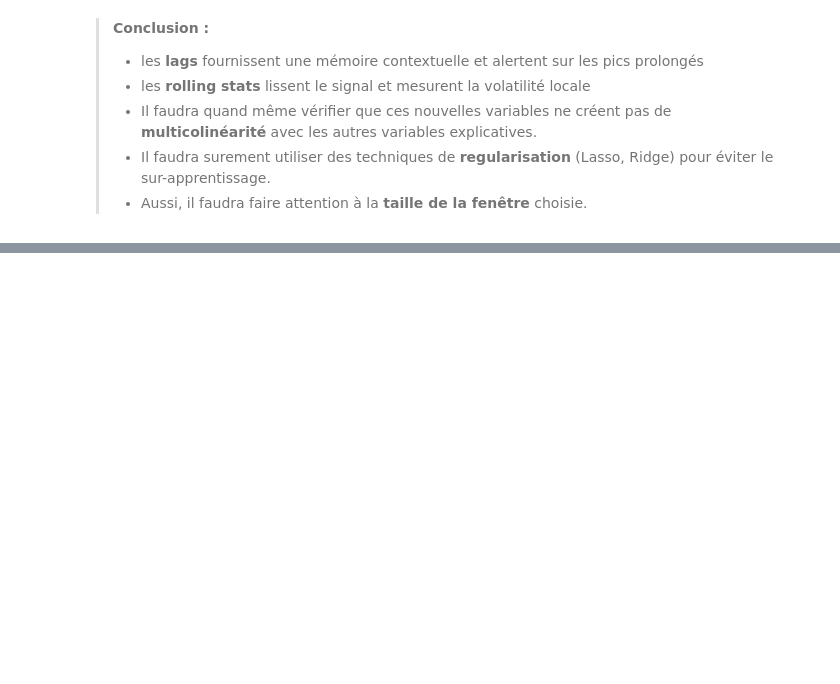
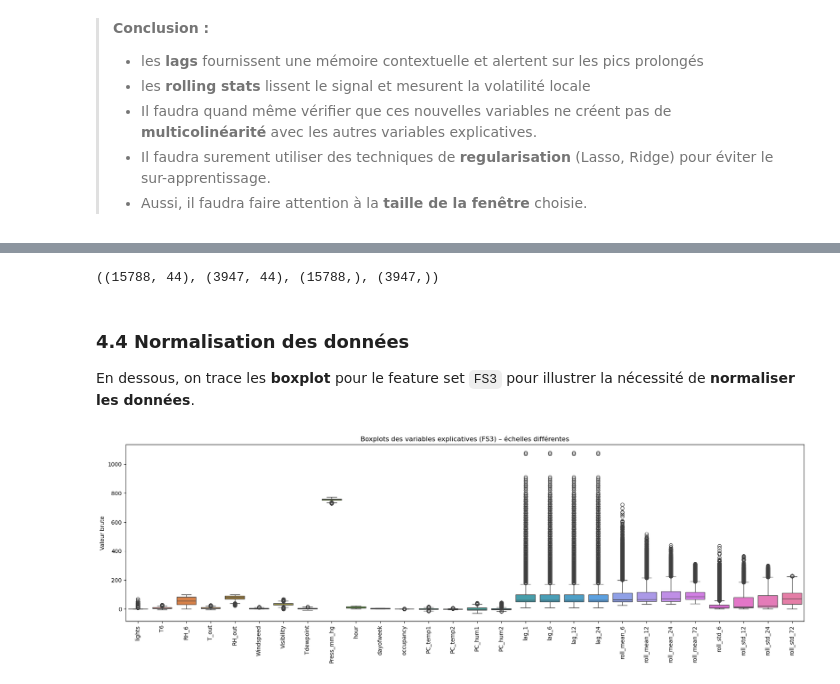
Before and after one commit to issagith/energy-consumption-prediction, a Jupyter notebook: main.ipynb, the cells around one changed output, grey strips where cells are left out. Cells and saved outputs as stored; diff of their text form; code cells hidden in the pictures; blank space fills up the shorter version.

Commit message:
add 5. Data preprocessing

```diff
--- a/main.ipynb
+++ b/main.ipynb
@@ -735,0 +754,7 @@ Ainsi, nous étudierons les spécificités de chaque algorithme tout en atteigna
+# %%
+# Afficher le nombre de valeurs manquantes par colonne dans df
+missing = df.isnull().sum()
+print(missing[missing > 0])
+
+# delete
+df = df.dropna()
@@ -735,0 +787,29 @@ Ainsi, nous étudierons les spécificités de chaque algorithme tout en atteigna
+# %%
+# FS0 : variables d’origine (sans temporalité ni PCA ni lags/rolling)
+fs0 = [
+    'lights', 'T1','RH_1','T2','RH_2','T3','RH_3','T4','RH_4',
+    'T5','RH_5','T6','RH_6','T7','RH_7','T8','RH_8','T9','RH_9',
+    'T_out','RH_out','Windspeed','Visibility','Tdewpoint','Press_mm_hg'
+]
+
+# FS1 : FS0 + indicateurs temporels et d’occupation
+fs1 = fs0 + ['hour','dayofweek','occupancy']
+
+# FS2 : FS1 + composantes principales (PCA) - température - humidité
+temp_hum_cols = [
+    'T1','RH_1','T2','RH_2','T3','RH_3','T4','RH_4',
+    'T5','RH_5','T7','RH_7','T8','RH_8','T9','RH_9'
+]
+fs2 = [col for col in fs1 if col not in temp_hum_cols] + ['PC_temp1', 'PC_temp2', 'PC_hum1', 'PC_hum2']
+
+# FS3 : FS2 + lags et statistiques glissantes
+lags    = [1,6,12,24]     # en pas de 10 min
+windows = [6,12,24,72]    # 1h, 2h, 4h, 12h
+fs3 = fs2 + [f'lag_{l}' for l in lags] + [f'roll_mean_{w}' for w in windows] + [f'roll_std_{w}' for w in windows]
+
+feature_sets = {'FS0': fs0, 'FS1': fs1, 'FS2': fs2, 'FS3': fs3}
+
+# nombre de features par feature set
+print("Nombre de features par feature set :")
+for fs, cols in feature_sets.items():
+    print(f"{fs} : {len(cols)}")
@@ -735,0 +828,28 @@ Ainsi, nous étudierons les spécificités de chaque algorithme tout en atteigna
+# %%
+n = len(df)
+cutoff = int(0.8 * n)
+
+X_train = df.iloc[:cutoff].drop(columns=['Appliances', 'log_Appliances'])
+X_test = df.iloc[cutoff:].drop(columns=['Appliances', 'log_Appliances'])
+
+y_train, y_train_log = df.iloc[:cutoff]['Appliances'], df.iloc[:cutoff]['log_Appliances']
+y_test, y_test_log = df.iloc[cutoff:]['Appliances'], df.iloc[cutoff:]['log_Appliances']
+
+X_train.shape, X_test.shape, y_train.shape, y_test.shape
+# %% [output]
+((15788, 44), (3947, 44), (15788,), (3947,))
+# %% [markdown]
+### 4.4 Normalisation des données
+
+En dessous, on trace les **boxplot** pour le feature set `FS3` pour illustrer la nécessité de **normaliser les données**.
+# %%
+# Boxplots des variables explicatives pour montrer la différence d'échelle
+plt.figure(figsize=(18, 6))
+sns.boxplot(data=df[feature_sets['FS3']])
+plt.xticks(rotation=90)
+plt.title("Boxplots des variables explicatives (FS3) – échelles différentes")
+plt.ylabel("Valeur brute")
+plt.tight_layout()
+plt.show()
+# %% [output]
+[figure, added]
```
Also changed, not shown: parts of 19 cells of this notebook.
